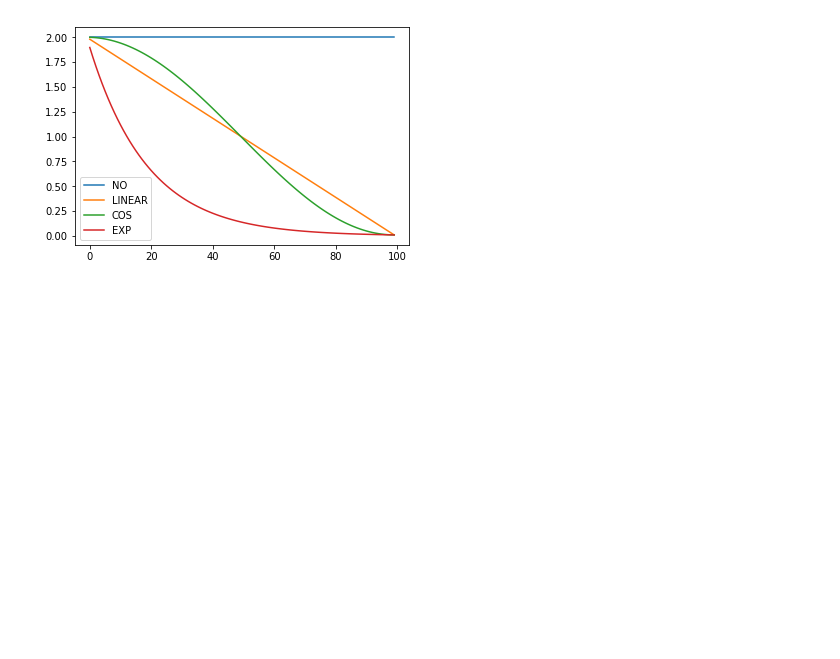
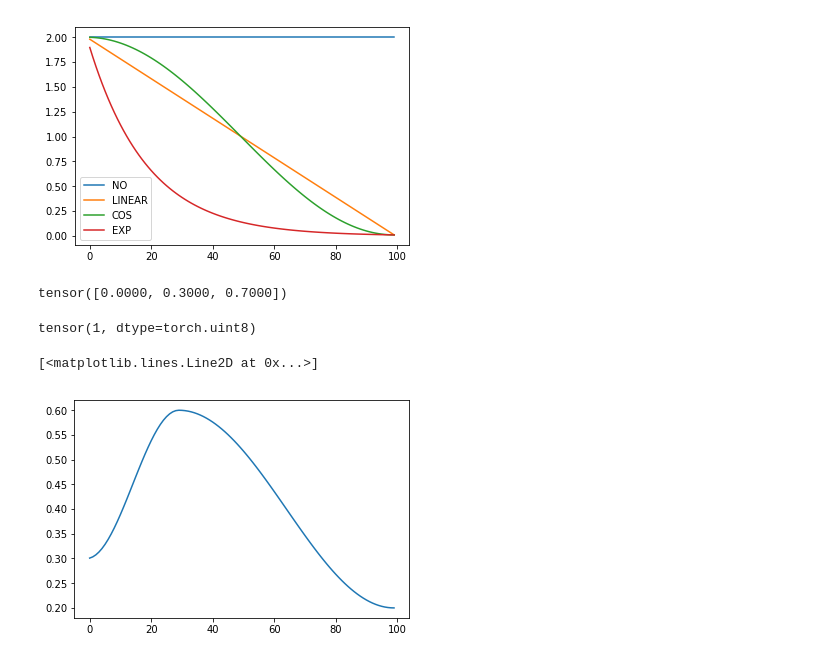
Before and after one commit to heye0507/dl_related, a Jupyter notebook: play_ground/05_LR_find.ipynb, the cells around one changed output. Saved outputs shown, nothing was run; the diff lists cells and outputs as text; code cells hidden in the pictures; blank space fills up the shorter version.

```diff
--- a/play_ground/05_LR_find.ipynb
+++ b/play_ground/05_LR_find.ipynb
@@ -240,3 +247,30 @@ for fn, t in zip(fns, annealings):
 plt.legend();
 # %% [output]
 [figure]
+# %%
+pcts = torch.tensor([0]+[0.3,0.7])
+pcts
+# %% [output]
+tensor([0.0000, 0.3000, 0.7000])
+# %%
+torch.all(pcts >= 0.)
+# %% [output]
+tensor(1, dtype=torch.uint8)
+# %%
+def combine_sched(pcts,scheds):
+    assert sum(pcts) == 1
+    pcts = torch.tensor([0] + pcts)
+    assert torch.all(pcts >= 0.)
+    pcts = torch.cumsum(pcts,0)
+    def _inner(pos):
+        idx = (pos >= pcts).nonzero().max()
+        actual_pos = (pos-pcts[idx]) / (pcts[idx+1]-pcts[idx])
+        return scheds[idx](actual_pos)
+    return _inner
+# %%
+sched = combine_sched([0.3,0.7],[cos_sched(0.3,0.6),cos_sched(0.6,0.2)])
+# %%
+plt.plot(a, [sched(o) for o in p])
+# %% [output]
+[<matplotlib.lines.Line2D at 0x...>]
+[figure, added]
```
Also changed, not shown: parts of 7 cells of this notebook, 3 other files.
